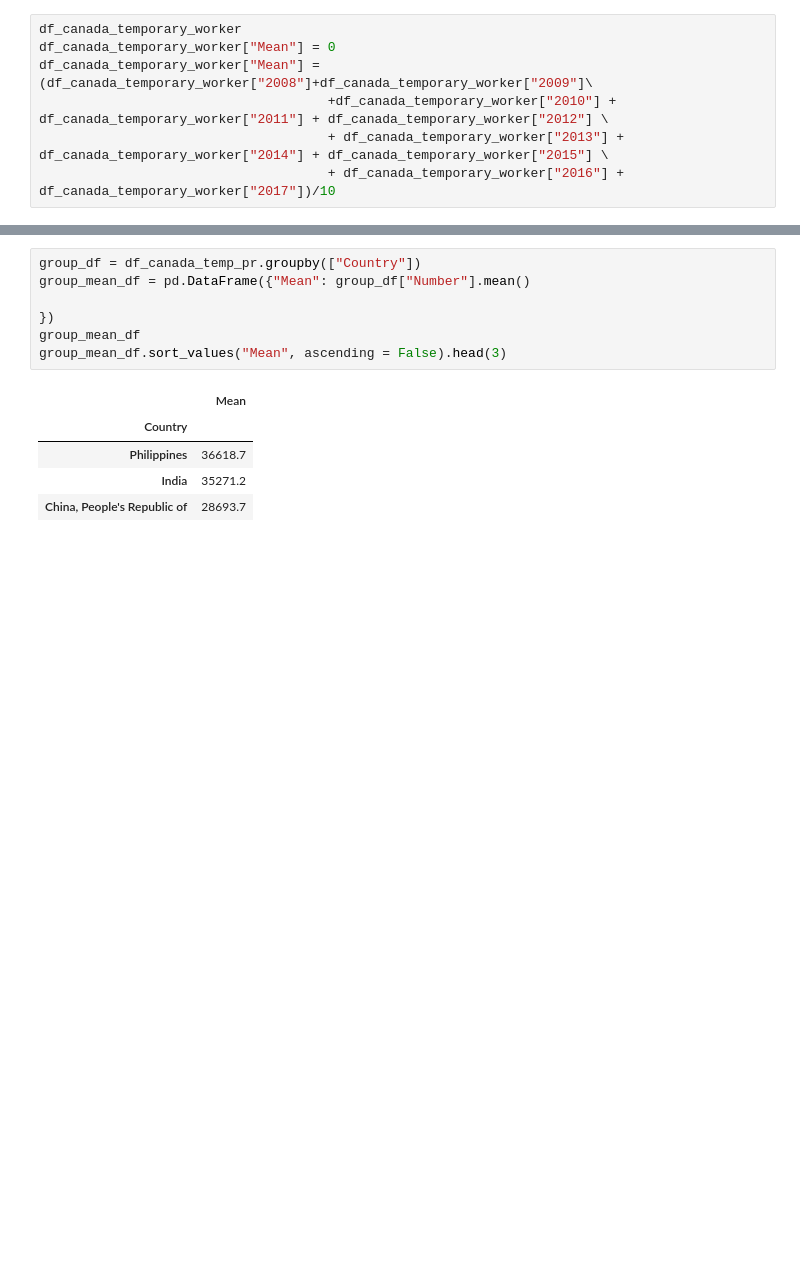
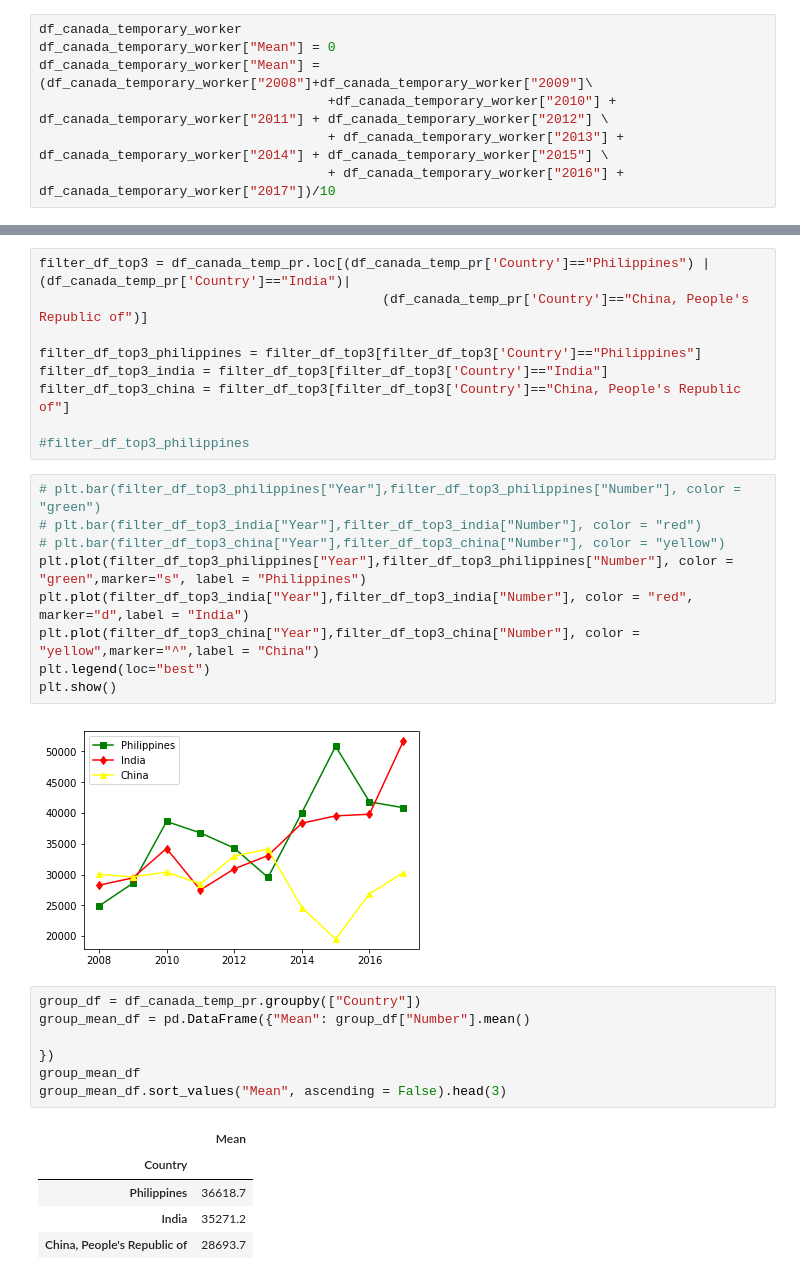
Before and after one commit to Sbagni/Data-Analysis, a Jupyter notebook: Analysis/Canada_analysis.ipynb, the cells around one changed output, grey strips where cells are left out. Drawn from its saved outputs; the diff is of its cells as text; blank space fills up the shorter version.

```diff
--- a/Analysis/Canada_analysis.ipynb
+++ b/Analysis/Canada_analysis.ipynb
@@ -69,6 +90,26 @@ group_df_canada_temp_pr.sort_values("Mean", ascending = False).head(3)
 | 147 | Philippines | 24883 | 28568 | 38615 | 36758 | 34299 | 29530 | 40033 | 50838 | 41812 | 40851 | ... |
 | 78 | India | 28255 | 29448 | 34225 | 27486 | 30914 | 33078 | 38335 | 39526 | 39792 | 51653 | ... |
 | 34 | China, People's Republic of | 30030 | 29617 | 30379 | 28491 | 33009 | 34114 | 24628 | 19534 | 26854 | 30281 | ... |
+# %%
+filter_df_top3 = df_canada_temp_pr.loc[(df_canada_temp_pr['Country']=="Philippines") | (df_canada_temp_pr['Country']=="India")|
+                                            (df_canada_temp_pr['Country']=="China, People's Republic of")]
+
+filter_df_top3_philippines = filter_df_top3[filter_df_top3['Country']=="Philippines"]
+filter_df_top3_india = filter_df_top3[filter_df_top3['Country']=="India"]
+filter_df_top3_china = filter_df_top3[filter_df_top3['Country']=="China, People's Republic of"]
+
+#filter_df_top3_philippines
+# %%
+# plt.bar(filter_df_top3_philippines["Year"],filter_df_top3_philippines["Number"], color = "green")
+# plt.bar(filter_df_top3_india["Year"],filter_df_top3_india["Number"], color = "red")
+# plt.bar(filter_df_top3_china["Year"],filter_df_top3_china["Number"], color = "yellow")
+plt.plot(filter_df_top3_philippines["Year"],filter_df_top3_philippines["Number"], color = "green",marker="s", label = "Philippines")
+plt.plot(filter_df_top3_india["Year"],filter_df_top3_india["Number"], color = "red", marker="d",label = "India")
+plt.plot(filter_df_top3_china["Year"],filter_df_top3_china["Number"], color = "yellow",marker="^",label = "China")
+plt.legend(loc="best")
+plt.show()
+# %% [output]
+[figure, added]
 # %%
 group_df = df_canada_temp_pr.groupby(["Country"])
 group_mean_df = pd.DataFrame({"Mean": group_df["Number"].mean()
```
Also changed, not shown: parts of 15 cells of this notebook, 4 other files.
